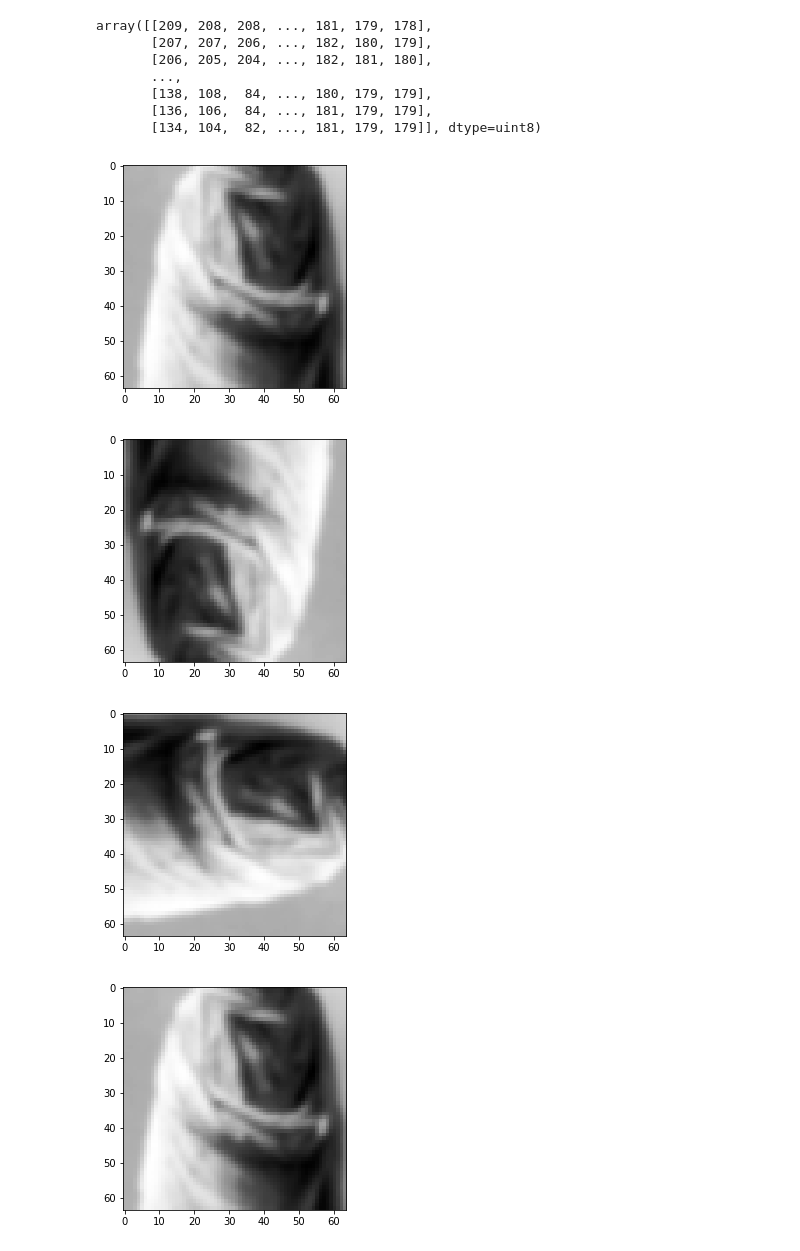
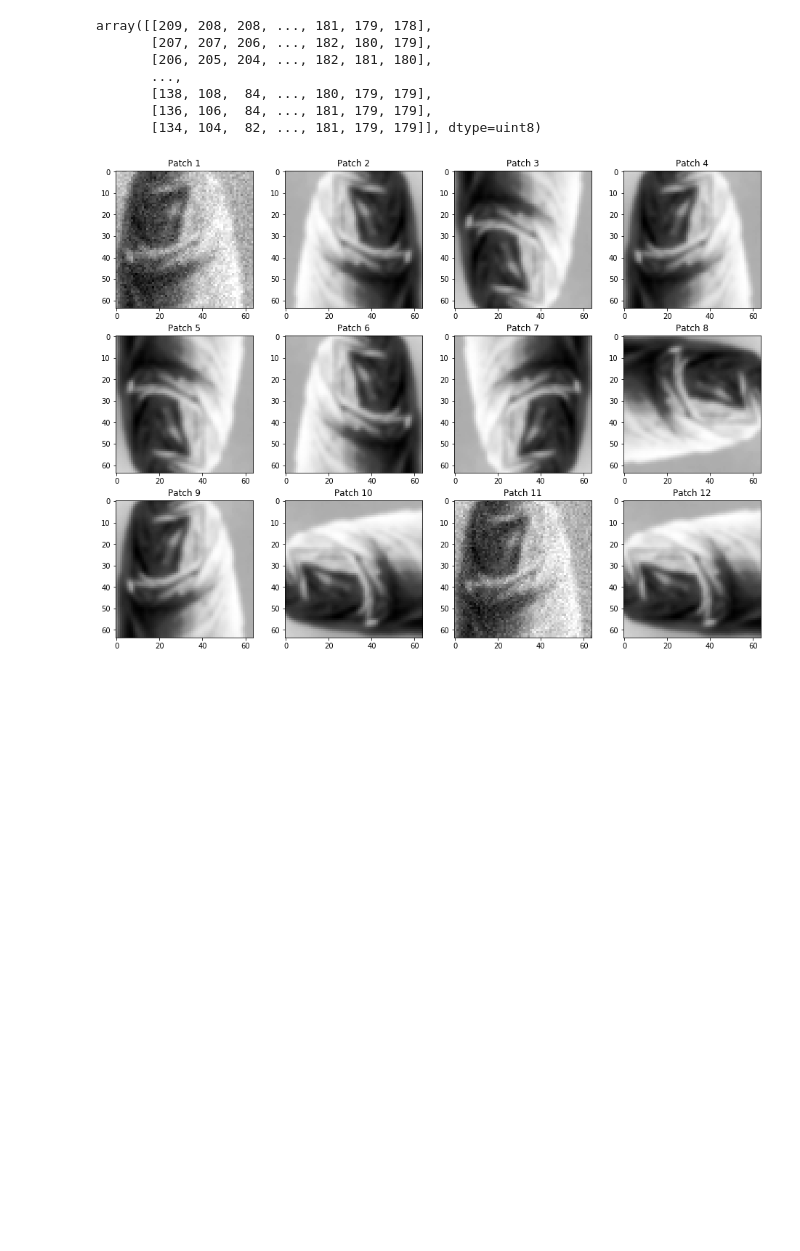
Before and after one commit to semyonkozlov/abbyy-diploma, a Jupyter notebook: descriptor/siamese/datasets.ipynb, the cells around one changed output. Drawn from its saved outputs; the diff is of its cells as text; code cells hidden in the pictures; blank space fills up the shorter version.

```diff
--- a/descriptor/siamese/datasets.ipynb
+++ b/descriptor/siamese/datasets.ipynb
@@ -85,25 +83,21 @@ array([[209, 208, 208, ..., 181, 179, 178],
        [134, 104,  82, ..., 181, 179, 179]], dtype=uint8)
 # %%
 from imgaug import augmenters as iaa
+from utils import show_images
 
 aug = iaa.OneOf([
-    iaa.Fliplr(0.3),
-    iaa.Flipud(0.3),
+    iaa.Fliplr(p=1.0),
+    iaa.Flipud(p=1.0),
     iaa.Affine(rotate=(90)),
     iaa.Affine(rotate=(180)),
     iaa.Affine(rotate=(270)),
-    iaa.Noop()
+    iaa.Noop(),
+    iaa.AdditiveGaussianNoise(scale=0.05 * 255)
 ])
 
-patches = [patch] * 10
+patches = [patch] * 12
 augmented = aug.augment_images(patches)
 
-for p in augmented:
-    plt.figure(figsize=(4, 5))
-    plt.imshow(p, cmap='gray');
-    plt.show()
+show_images(augmented, 4)
 # %% [output]
-[figure, old version]
+[figure, new version]
-[figure, removed]
-[figure, removed]
-[figure, removed]
```
Also changed, not shown: parts of 12 cells of this notebook, 2 other files.
